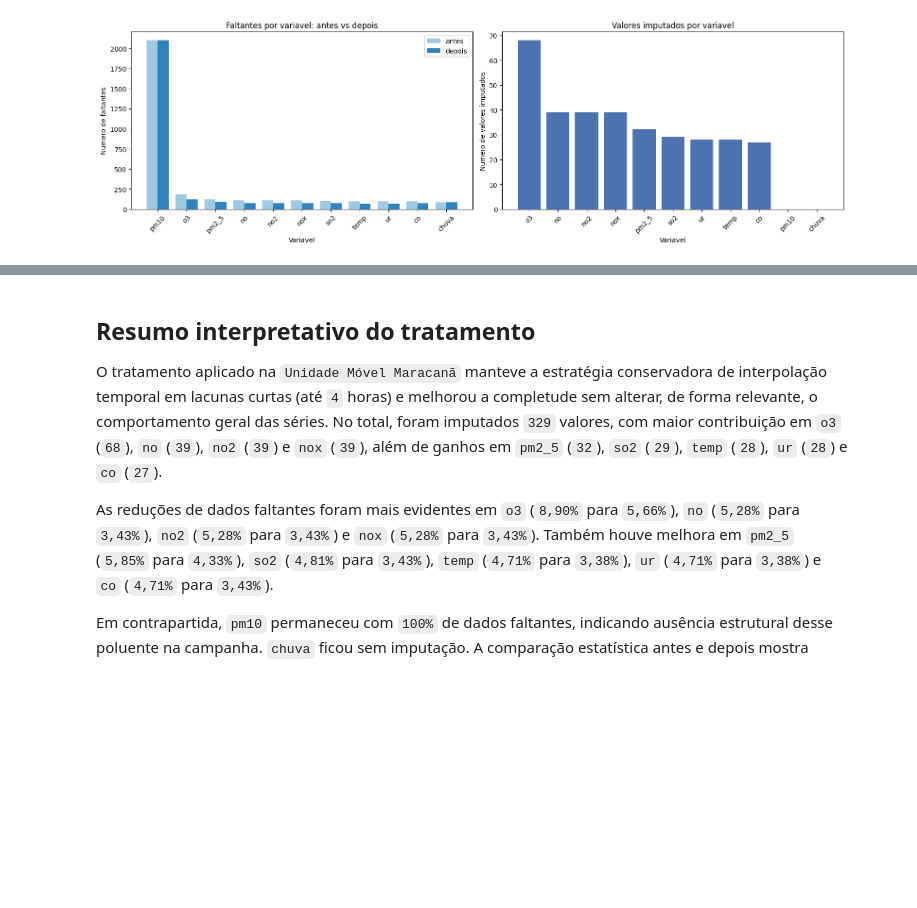
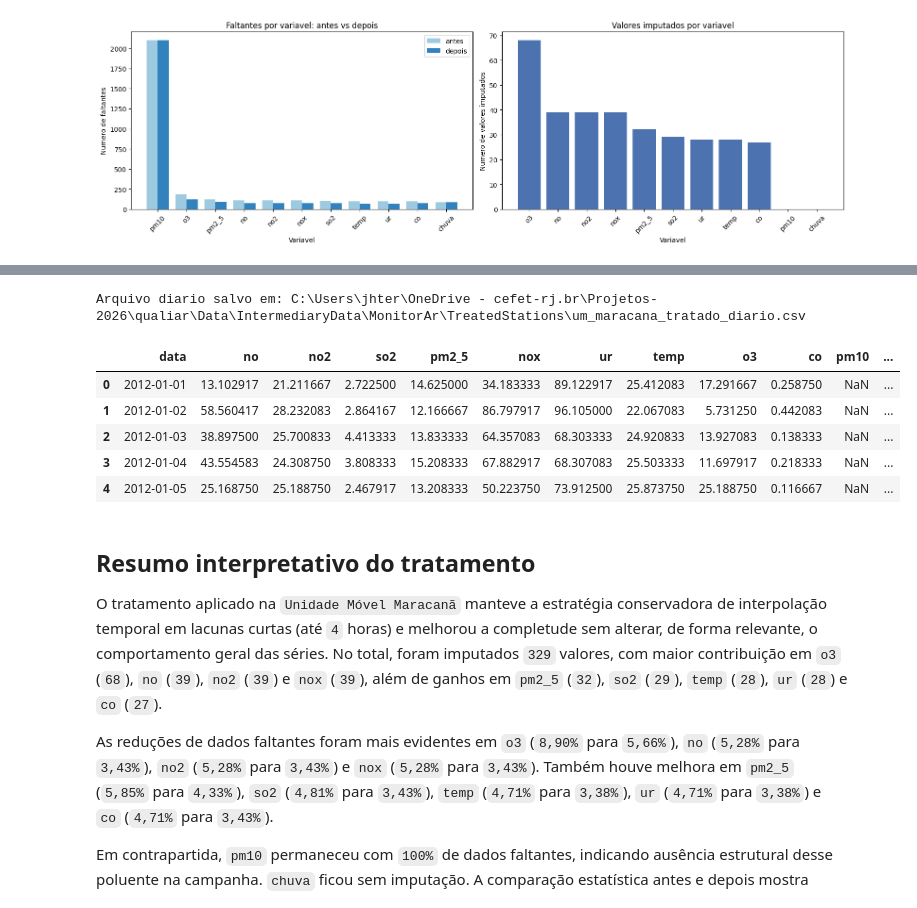
Before and after one commit to AILAB-CEFET-RJ/qualiar, a Jupyter notebook: Code/4 - TreatIntermediaryData/MonitorAr/Estacoes/ZonaNorte/um_maracana.ipynb, the cells around one changed output, grey strips where cells are left out. Cells and saved outputs as stored; diff of their text form; code cells hidden in the pictures; blank space fills up the shorter version.

```diff
--- a/Code/4 - TreatIntermediaryData/MonitorAr/Estacoes/ZonaNorte/um_maracana.ipynb
+++ b/Code/4 - TreatIntermediaryData/MonitorAr/Estacoes/ZonaNorte/um_maracana.ipynb
@@ -326,3 +312,42 @@ Arquivo salvo em: C:\Users\jhter\OneDrive - cefet-rj.br\Projetos-2026\qualiar\Da
+# %%
+project_root = Path().resolve().parents[4]
+output_dir = project_root / "Data" / "IntermediaryData" / "MonitorAr" / "TreatedStations"
+output_dir.mkdir(parents=True, exist_ok=True)
+
+# Saída diária agregada:
+# - média para a maior parte das variáveis
+# - soma para chuva (preservando NaN quando o dia inteiro está faltante)
+
+def somar_chuva_diaria(serie: pd.Series) -> float:
+    return serie.sum(min_count=1)
+
+agregacoes_diarias = {
+    variavel: "mean"
+    for variavel in variaveis_ambientais
+    if variavel != "chuva"
+}
+agregacoes_diarias["chuva"] = somar_chuva_diaria
+
+df_um_maracana_diario = (
+    df_m_maracana_tratado[variaveis_ambientais]
+    .resample("D")
+    .agg(agregacoes_diarias)
+)
+
+df_um_maracana_diario_saida = df_um_maracana_diario.reset_index()
+output_csv_diario_path = output_dir / "um_maracana_tratado_diario.csv"
+df_um_maracana_diario_saida.to_csv(output_csv_diario_path, index=False, encoding="utf-8")
+
+print(f"Arquivo diario salvo em: {output_csv_diario_path}")
+display(df_um_maracana_diario_saida.head())
+# %% [output]
+Arquivo diario salvo em: C:\Users\jhter\OneDrive - cefet-rj.br\Projetos-2026\qualiar\Data\IntermediaryData\MonitorAr\TreatedStations\um_maracana_tratado_diario.csv
+|  | data | no | no2 | so2 | pm2_5 | nox | ur | temp | o3 | co | pm10 | ... |
+| 0 | 2012-01-01 | 13.102917 | 21.211667 | 2.722500 | 14.625000 | 34.183333 | 89.122917 | 25.412083 | 17.291667 | 0.258750 | NaN | ... |
+| 1 | 2012-01-02 | 58.560417 | 28.232083 | 2.864167 | 12.166667 | 86.797917 | 96.105000 | 22.067083 | 5.731250 | 0.442083 | NaN | ... |
+| 2 | 2012-01-03 | 38.897500 | 25.700833 | 4.413333 | 13.833333 | 64.357083 | 68.303333 | 24.920833 | 13.927083 | 0.138333 | NaN | ... |
+| 3 | 2012-01-04 | 43.554583 | 24.308750 | 3.808333 | 15.208333 | 67.882917 | 68.307083 | 25.503333 | 11.697917 | 0.218333 | NaN | ... |
+| 4 | 2012-01-05 | 25.168750 | 25.188750 | 2.467917 | 13.208333 | 50.223750 | 73.912500 | 25.873750 | 25.188750 | 0.116667 | NaN | ... |
 # %% [markdown]
 ## Resumo interpretativo do tratamento
 
```
Also changed, not shown: parts of 3 cells of this notebook, 50 other files.
